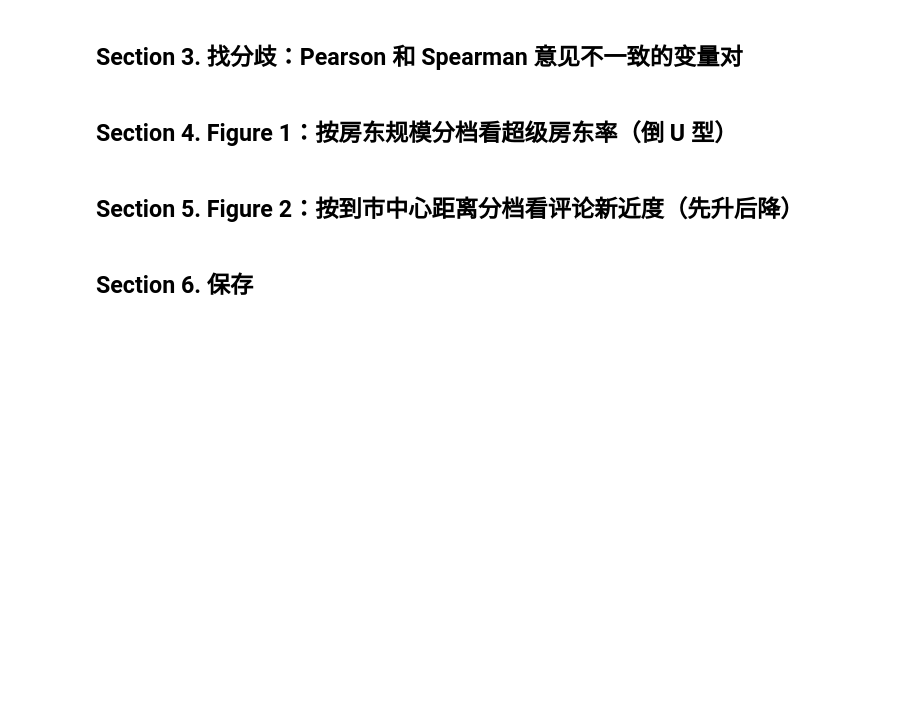
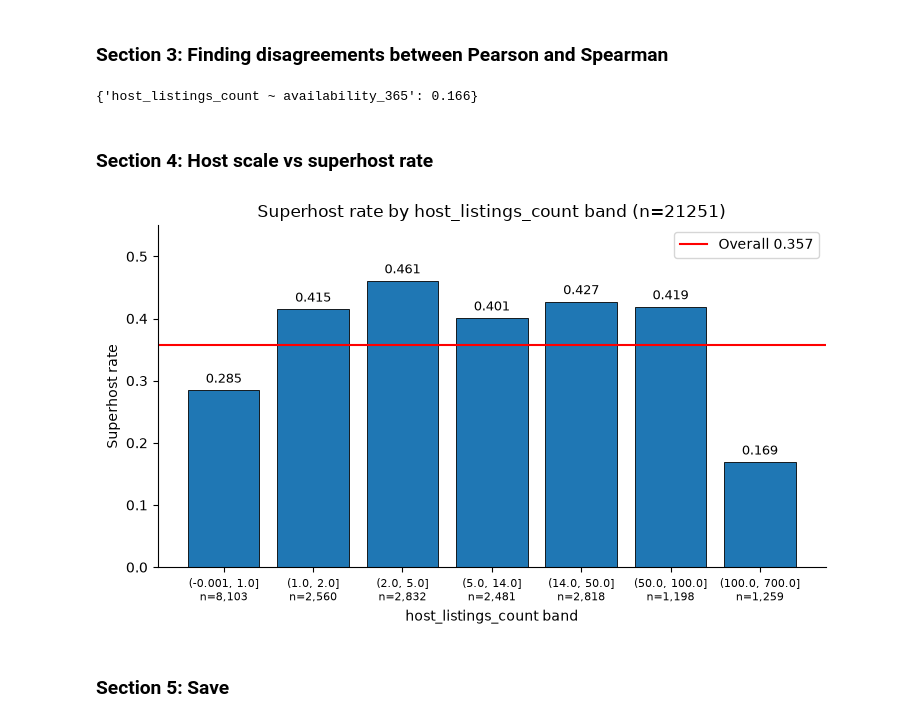
Before and after one commit to Liu0916-star/Airbnb_EoDP, a Jupyter notebook: code/2_correlation.ipynb, the cells around one changed output. Cells and saved outputs as stored; diff of their text form; code cells hidden in the pictures; blank space fills up the shorter version.

```diff
--- a/code/2_correlation.ipynb
+++ b/code/2_correlation.ipynb
@@ -70,33 +120,46 @@ correlation_table = pd.DataFrame(table_rows).sort_values("nmi", ascending=False)
 # %% [markdown]
-## Section 3. 找分歧：Pearson 和 Spearman 意见不一致的变量对
+### Section 3: Finding disagreements between Pearson and Spearman
-# %%
-pearson_spearman_gap = (correlation_table["spearman"] - correlation_table["pearson"]).abs()  # 每对两个系数差多少（取绝对值）
-evidence["max_gap"] = {correlation_table.loc[pearson_spearman_gap.idxmax(), "pair"]: round_value(pearson_spearman_gap.max(), 3)}  # 差距最大的一对：HLC ~ AV365，0.166（方向相同）
-evidence["sign_flip_pairs"] = correlation_table.loc[correlation_table["pearson"] * correlation_table["spearman"] < 0, "pair"].tolist()  # 一正一负（相乘 < 0）：HLC ~ y、DSLR ~ DIST → 下面两张图确认原因
-# %% [markdown]
-## Section 4. Figure 1：按房东规模分档看超级房东率（倒 U 型）
+# %%
+# A series of the absolute distances between Pearson and Spearman correlation coefficients
+pearson_spearman_gap = (correlation_table["spearman"] - correlation_table["pearson"]).abs()
+
+# Find the largest gap within the series
+largest_gap_idx = int(pearson_spearman_gap.to_numpy().argmax())
+largest_gap_pair = correlation_table.iloc[largest_gap_idx]["pair"]
+
+# Largest gap evidence:
+evidence["max_gap"] = {largest_gap_pair: round_value(pearson_spearman_gap.max(), 3)}
+# Pearson & Spearman having opposite signs:
+evidence["sign_flip_pairs"] = correlation_table.loc[correlation_table["pearson"] * correlation_table["spearman"] < 0, "pair"].tolist()
+
+evidence["max_gap"]
+# %% [output]
+{'host_listings_count ~ availability_365': 0.166}
+# %% [markdown]
+### Section 4: Host scale vs superhost rate
 # %%
-# ---- 4.1 分档统计 ----
-overall_superhost_rate = listings["y"].mean()                                # 整体超级房东率 0.357（有评论的 21,251 行）
-host_size_bands = (listings.groupby(pd.cut(listings["host_listings_count"], [0, 1, 2, 5, 14, 50, 100, 700], include_lowest=True), observed=True)["y"]  # 按房源数切 7 档（2 = 中位数，14 = 75% 分位，700 盖住最大值 667）；include_lowest 让 0 也落进第一档；observed=True 只保留有数据的档
-                   .agg(n="size", rate="mean"))                              # 每档：房源个数、超级房东率
-host_size_bands.index = host_size_bands.index.astype(str)                    # 区间对象转成文字，才能存进 json
-evidence["hlc_band"] = host_size_bands.round(4).to_dict("index")             # 0–1 套 28.48%（n=8,103）→ 3–5 套峰值 46.08% → 超过 100 套断崖 16.92%（n=1,259）
+overall_superhost_rate = listings["y"].mean()
+host_size_bands = listings.groupby(pd.cut(listings["host_listings_count"], [0, 1, 2, 5, 14, 50, 100, 700], include_lowest=True), observed=True)["y"].agg(n="size", rate="mean")
+host_size_bands.index = host_size_bands.index.astype(str)
+evidence["hlc_band"] = host_size_bands.round(DEFAULT_ROUNDING_DECIMALS).to_dict()
 
-# ---- 4.2 画柱状图 ----
-figure, axis = plt.subplots(figsize=(7.5, 4.5))                              # 一张图
-axis.bar(range(len(host_size_bands)), host_size_bands["rate"], edgecolor="black", linewidth=0.6)  # 柱子 = 每档超级房东率
-axis.axhline(overall_superhost_rate, color="red", linestyle="--", label=f"Overall {overall_superhost_rate:.3f}")  # 红色虚线 = 整体水平
+# Figure drawing
+figure, axis = plt.subplots(figsize=(7.5, 4.5))
+axis.bar(range(len(host_size_bands)), host_size_bands["rate"], edgecolor="black", linewidth=0.6)
+axis.axhline(overall_superhost_rate, color="red", label=f"Overall {overall_superhost_rate:.3f}")
 for bar_position, band_rate in enumerate(host_size_bands["rate"]):
-    axis.text(bar_position, band_rate + 0.012, f"{band_rate:.3f}", ha="center", fontsize=9)  # 柱顶标数值
+    axis.text(bar_position, band_rate + 0.012, f"{band_rate:.3f}", ha="center", fontsize=9)
 axis.set_xticks(range(len(host_size_bands)))
-axis.set_xticklabels([f"{band}\nn={count:,}" for band, count in zip(host_size_bands.index, host_size_bands["n"])], rotation=45, ha="right", fontsize=8)  # x 轴：档位 + 样本量（证明每档都上千，不是小样本噪音）
-axis.set(ylim=(0, 0.55), xlabel="host_listings_count band", ylabel="Superhost rate",
-         title=f"Superhost rate by host_listings_count band (n={len(listings):,})")
+axis.set_xticklabels([f"{band}\nn={count:,}" for band, count in zip(host_size_bands.index, host_size_bands["n"])], fontsize=8)
+axis.set(ylim=(0, 0.55), xlabel="host_listings_count band", ylabel="Superhost rate", title=f"Superhost rate by host_listings_count band (n={len(listings)})")
 axis.legend(loc="upper right")
-axis.spines[["top", "right"]].set_visible(False)                             # 去掉上、右边框，图更干净
-plt.tight_layout()                                                           # 自动调整边距，标签不被裁掉
-plt.savefig(os.path.join(OUTPUT_DIR, "fig_hlc_vs_y.png"), dpi=150)
-plt.close(figure)                                                            # 关掉图，释放内存
+axis.spines[["top", "right"]].set_visible(False)
+plt.tight_layout()
+plt.savefig(OUTPUT_DIR / "fig_hlc_vs_y.png", dpi=150)
+plt.close(figure)
+
+figure
+# %% [output]
+[figure, added]
 # %% [markdown]
-## Section 5. Figure 2：按到市中心距离分档看评论新近度（先升后降）
+### Section 5: Save
@@ -120,3 +166 @@ plt.close(figure)
-# %% [markdown]
-## Section 6. 保存
 # %%
```
Also changed, not shown: parts of 13 cells of this notebook, 5 other files.
